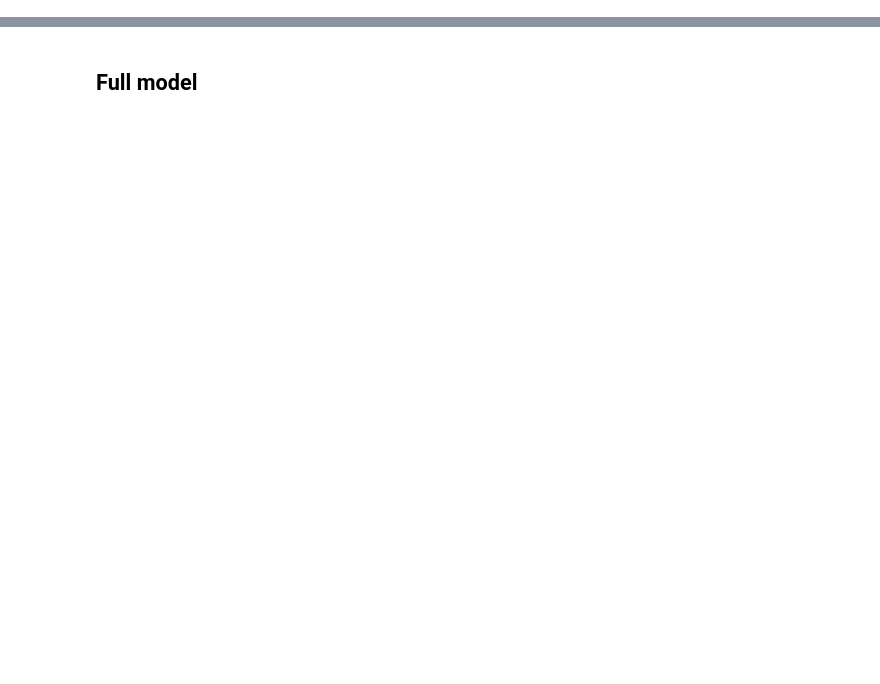
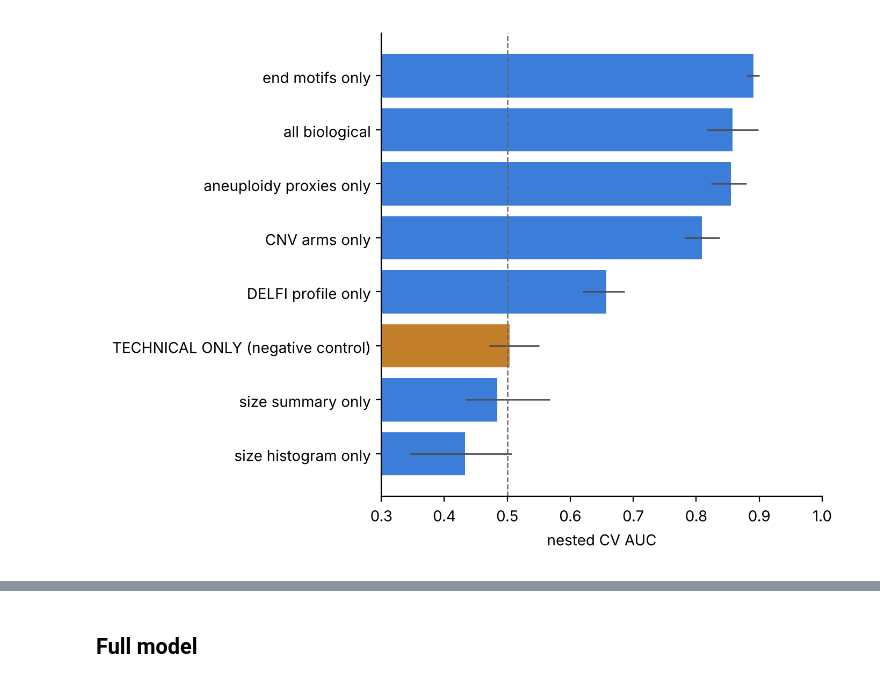
Before and after one commit to Bioinformatics-AI-Lab/cfDNA-Insight, a Jupyter notebook: notebooks/03_modeling.ipynb, the cells around one changed output, grey strips where cells are left out. Cells and saved outputs as stored; diff of their text form; code cells hidden in the pictures; blank space fills up the shorter version.

```diff
--- a/notebooks/03_modeling.ipynb
+++ b/notebooks/03_modeling.ipynb
@@ -7,13 +13,21 @@ chance, the headline AUC does not mean what it appears to mean.
 # %%
-import sys, os
+import os, sys
 sys.path.insert(0, os.path.abspath('../src'))
 import numpy as np, pandas as pd
-from cfdna_insight.features import load_features
+import matplotlib.pyplot as plt
+from cfdna_insight.features import load_features, split_legacy_technical
 
-FEATURES = '../results/features'   # or '../results/smoke/features'
-blocks = load_features(FEATURES)
+FEATURES = '../results/features'
+
+# split_legacy_technical moves chromosome entropy and coverage dispersion out
+# of the technical block. They are copy-number readouts, and leaving them in
+# the negative control makes it fire for biological reasons.
+blocks = split_legacy_technical(load_features(FEATURES))
+
 samples = pd.read_csv(os.path.join(FEATURES, 'samples_used.tsv'), sep='\t')
 order = [s for s in samples['sample_id'] if s in blocks['size_summary'].index]
 samples = samples.set_index('sample_id').loc[order].reset_index()
 y = (samples['label'] == 'cancer').astype(int).to_numpy()
+
+print(f'{len(order)} samples, {y.sum()} cancer, {len(y)-y.sum()} control')
 {k: v.shape for k, v in blocks.items()}
@@ -20,10 +45,14 @@ y = (samples['label'] == 'cancer').astype(int).to_numpy()
 # %%
 from cfdna_insight import modeling, plots
 from cfdna_insight.cnv import HealthyReference, arm_summary
+from IPython.display import Image
 
-if 'coverage' in blocks:
-    ref = HealthyReference.fit(blocks['coverage'].reindex(order)[y == 0])
-    arms = blocks['window_arms'].reindex(order).iloc[0]
-    blocks['cnv'] = pd.DataFrame({sid: arm_summary(
-        ref.zscore(blocks['coverage'].loc[sid]), arms) for sid in order}).T
-    blocks['cnv'].shape
+# arm-level CNV, built here the way most published work does it: one
+# healthy reference over the whole cohort. The leak this introduces is
+# measured further down.
+ref = HealthyReference.fit(blocks['coverage'].reindex(order)[y == 0])
+arms = blocks['window_arms'].reindex(order).iloc[0]
+blocks['cnv'] = pd.DataFrame(
+    {s: arm_summary(ref.zscore(blocks['coverage'].loc[s]), arms)
+     for s in order}).T
+blocks['cnv'].shape
@@ -34,3 +63,3 @@ The row to read first is `TECHNICAL ONLY`. It should be at 0.5.
 # %%
-abl = modeling.ablation(blocks, y, order, n_repeats=10)
-abl[['label', 'n_features', 'auc_mean', 'auc_lo', 'auc_hi']]
+abl = modeling.ablation(blocks, y, order, n_repeats=4)
+abl[['label', 'n_features', 'auc_mean', 'auc_lo', 'auc_hi']].round(3)
@@ -37,3 +76,4 @@ abl[['label', 'n_features', 'auc_mean', 'auc_lo', 'auc_hi']]
 # %%
-plots.plot_ablation(abl, '/tmp/abl.png')
-from IPython.display import Image; Image('/tmp/abl.png')
+plots.plot_ablation(abl, '/tmp/abl.png'); Image('/tmp/abl.png')
+# %% [output]
+[figure, added]
```
Also changed, not shown: parts of 26 cells of this notebook, 14 other files.
